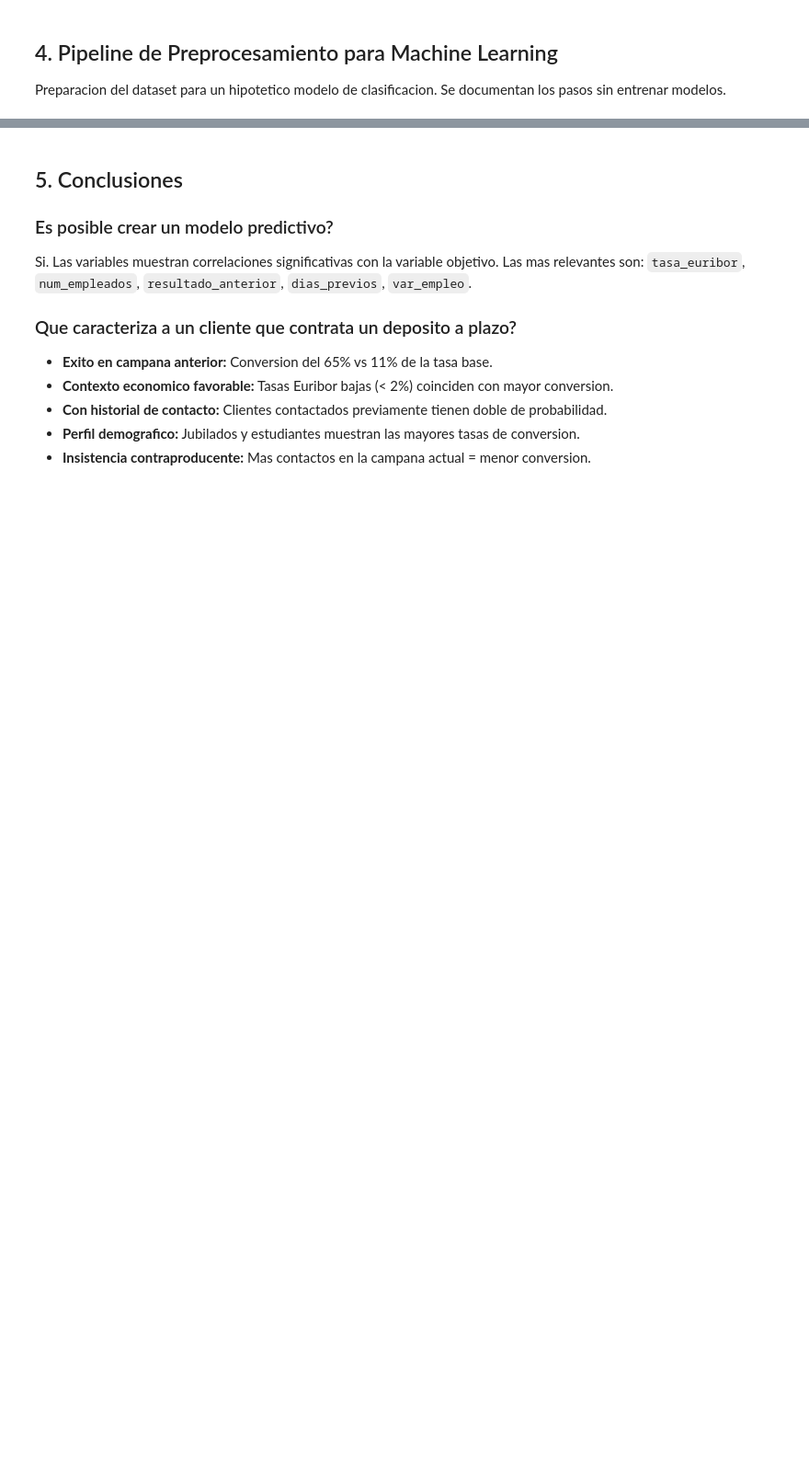
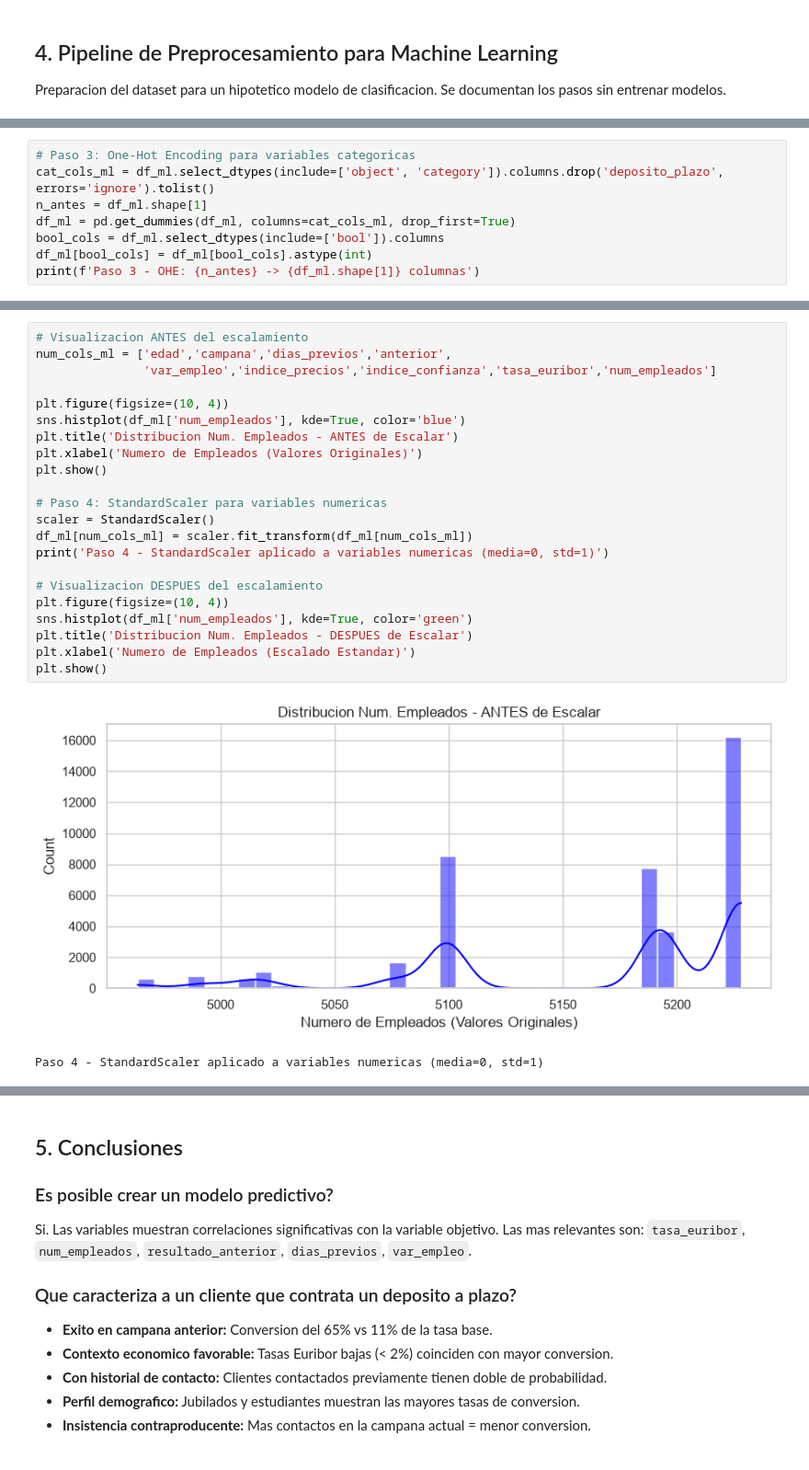
Before and after one commit to carlos31255/Ev3_preprocesamiento_banco, a Jupyter notebook: EV2_Analisis Exploratorio.ipynb, the cells around one changed output, grey strips where cells are left out. Shown at 92% size. Drawn from its saved outputs; the diff is of its cells as text; blank space fills up the shorter version.

Commit message:
feat: actualización de justificaciones y pipeline preprocesamiento para rúbrica EV4

```diff
--- a/EV2_Analisis Exploratorio.ipynb
+++ b/EV2_Analisis Exploratorio.ipynb
@@ -666,0 +654,8 @@ El problema es de **clasificacion binaria** (deposito_plazo = si/no).
+# %%
+# Paso 3: One-Hot Encoding para variables categoricas
+cat_cols_ml = df_ml.select_dtypes(include=['object', 'category']).columns.drop('deposito_plazo', errors='ignore').tolist()
+n_antes = df_ml.shape[1]
+df_ml = pd.get_dummies(df_ml, columns=cat_cols_ml, drop_first=True)
+bool_cols = df_ml.select_dtypes(include=['bool']).columns
+df_ml[bool_cols] = df_ml[bool_cols].astype(int)
+print(f'Paso 3 - OHE: {n_antes} -> {df_ml.shape[1]} columnas')
@@ -666,0 +668,25 @@ El problema es de **clasificacion binaria** (deposito_plazo = si/no).
+# %%
+# Visualizacion ANTES del escalamiento
+num_cols_ml = ['edad','campana','dias_previos','anterior',
+               'var_empleo','indice_precios','indice_confianza','tasa_euribor','num_empleados']
+
+plt.figure(figsize=(10, 4))
+sns.histplot(df_ml['num_empleados'], kde=True, color='blue')
+plt.title('Distribucion Num. Empleados - ANTES de Escalar')
+plt.xlabel('Numero de Empleados (Valores Originales)')
+plt.show()
+
+# Paso 4: StandardScaler para variables numericas
+scaler = StandardScaler()
+df_ml[num_cols_ml] = scaler.fit_transform(df_ml[num_cols_ml])
+print('Paso 4 - StandardScaler aplicado a variables numericas (media=0, std=1)')
+
+# Visualizacion DESPUES del escalamiento
+plt.figure(figsize=(10, 4))
+sns.histplot(df_ml['num_empleados'], kde=True, color='green')
+plt.title('Distribucion Num. Empleados - DESPUES de Escalar')
+plt.xlabel('Numero de Empleados (Escalado Estandar)')
+plt.show()
+# %% [output]
+[figure, added]
+Paso 4 - StandardScaler aplicado a variables numericas (media=0, std=1)
```
Also changed, not shown: parts of 19 cells of this notebook, 23 other files.
